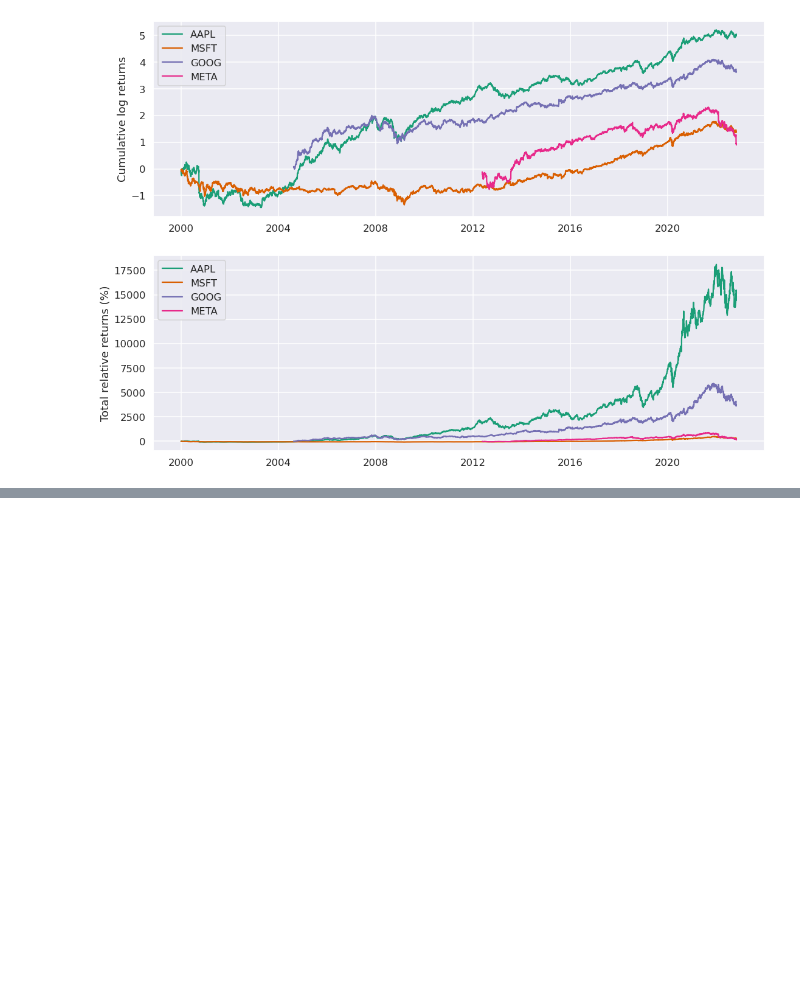
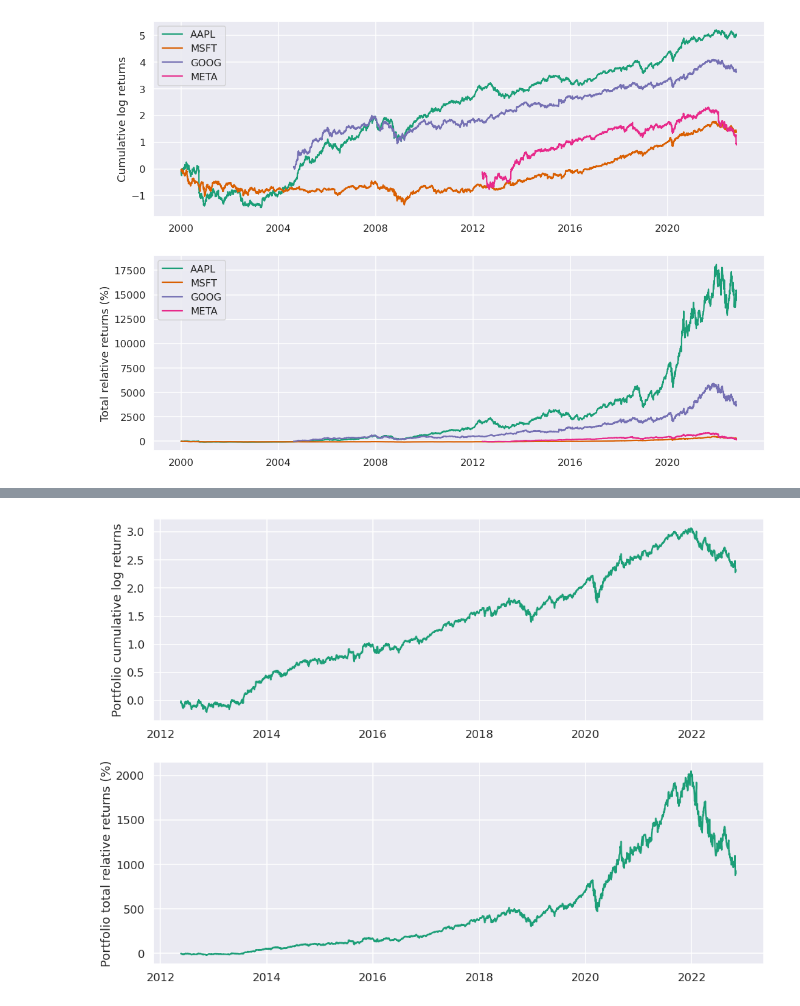
Before and after one commit to Jesus-Almansa/Final_Project_DA, a Jupyter notebook: project.ipynb, the cells around one changed output, grey strips where cells are left out. Cells and saved outputs as stored; diff of their text form; code cells hidden in the pictures; blank space fills up the shorter version.

```diff
--- a/project.ipynb
+++ b/project.ipynb
@@ -233,0 +264,3 @@ plt.show()
+# %%
+weights_matrix = pd.DataFrame(1 / 3, index=df['Close'].index, columns=df['Close'].columns)
+weights_matrix.tail()
@@ -233,0 +285,5 @@ plt.show()
+# %%
+# Initially the two matrices are multiplied. Note that we are only interested in the diagonal,
+# which is where the dates in the row-index and the column-index match.
+temp_var = weights_matrix.dot(log_returns.transpose())
+temp_var.head().iloc[:, 0:5]
@@ -233,0 +298,5 @@ plt.show()
+# %%
+# The numpy np.diag function is used to extract the diagonal and then
+# a Series is constructed using the time information from the log_returns index
+portfolio_log_returns = pd.Series(np.diag(temp_var), index=log_returns.index)
+portfolio_log_returns.tail()
@@ -233,0 +311,14 @@ plt.show()
+# %%
+total_relative_returns = (np.exp(portfolio_log_returns.cumsum()) - 1)
+
+fig, (ax1, ax2) = plt.subplots(2, 1, figsize=(16,12))
+
+ax1.plot(portfolio_log_returns.index, portfolio_log_returns.cumsum())
+ax1.set_ylabel('Portfolio cumulative log returns')
+
+ax2.plot(total_relative_returns.index, 100 * total_relative_returns)
+ax2.set_ylabel('Portfolio total relative returns (%)')
+
+plt.show()
+# %% [output]
+[figure, added]
```
Also changed, not shown: parts of 7 cells of this notebook.
